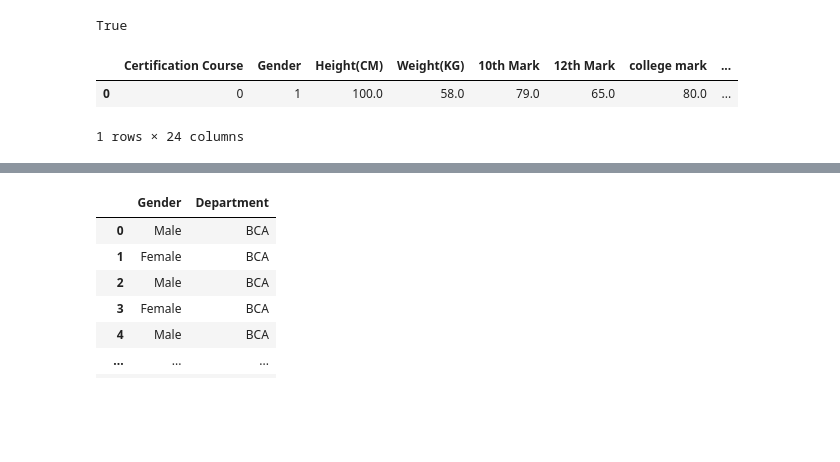
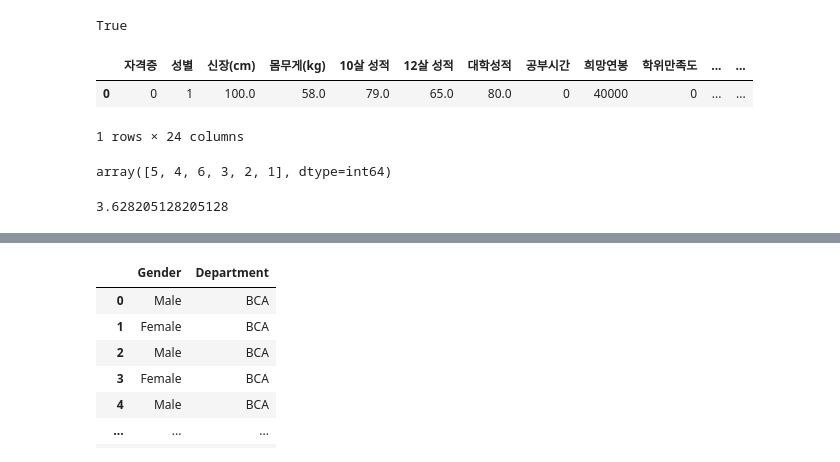
Before and after one commit to wnstjq0915/Student_Behaviour, a Jupyter notebook: test.ipynb, the cells around one changed output, grey strips where cells are left out. Drawn from its saved outputs; the diff is of its cells as text; code cells hidden in the pictures; blank space fills up the shorter version.

```diff
--- a/test.ipynb
+++ b/test.ipynb
@@ -10,9 +10,17 @@ a[:-1]
 True
 # %%
 import pandas as pd
-df = pd.read_csv('data/Student_Behaviour3_1.csv')
+df = pd.read_csv('data/Student_Behaviour_kor3_1.csv')
 df.head(1)
 # %% [output]
-|  | Certification Course | Gender | Height(CM) | Weight(KG) | 10th Mark | 12th Mark | college mark | ... |
-| 0 | 0 | 1 | 100.0 | 58.0 | 79.0 | 65.0 | 80.0 | ... |
+|  | 자격증 | 성별 | 신장(cm) | 몸무게(kg) | 10살 성적 | 12살 성적 | 대학성적 | 공부시간 | 희망연봉 | 학위만족도 | ... | ... |
+| 0 | 0 | 1 | 100.0 | 58.0 | 79.0 | 65.0 | 80.0 | 0 | 40000 | 0 | ... | ... |
 1 rows × 24 columns
+# %%
+df['미디어 이용시간'].unique()
+# %% [output]
+array([5, 4, 6, 3, 2, 1], dtype=int64)
+# %%
+df['미디어 이용시간'].mean()
+# %% [output]
+3.628205128205128
```
Also changed, not shown: parts of 7 cells of this notebook, 2 other files.
